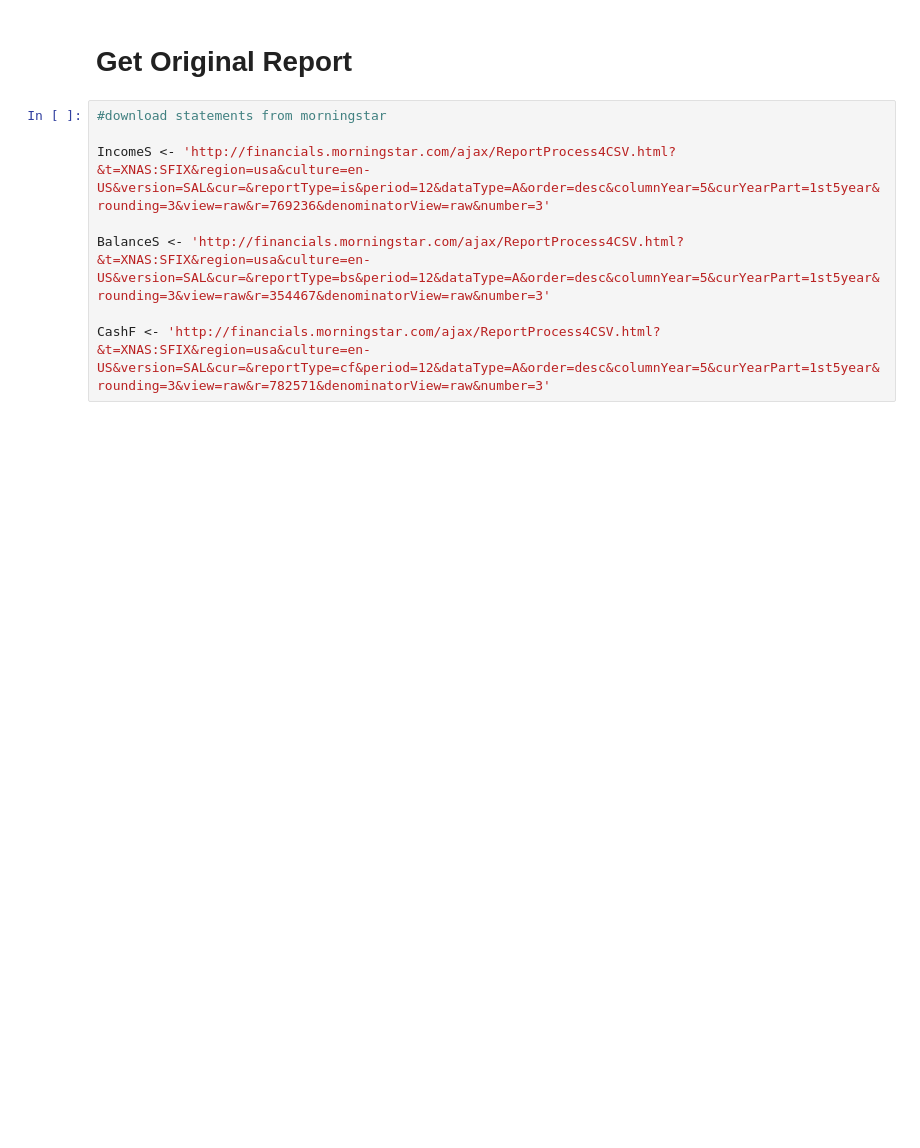
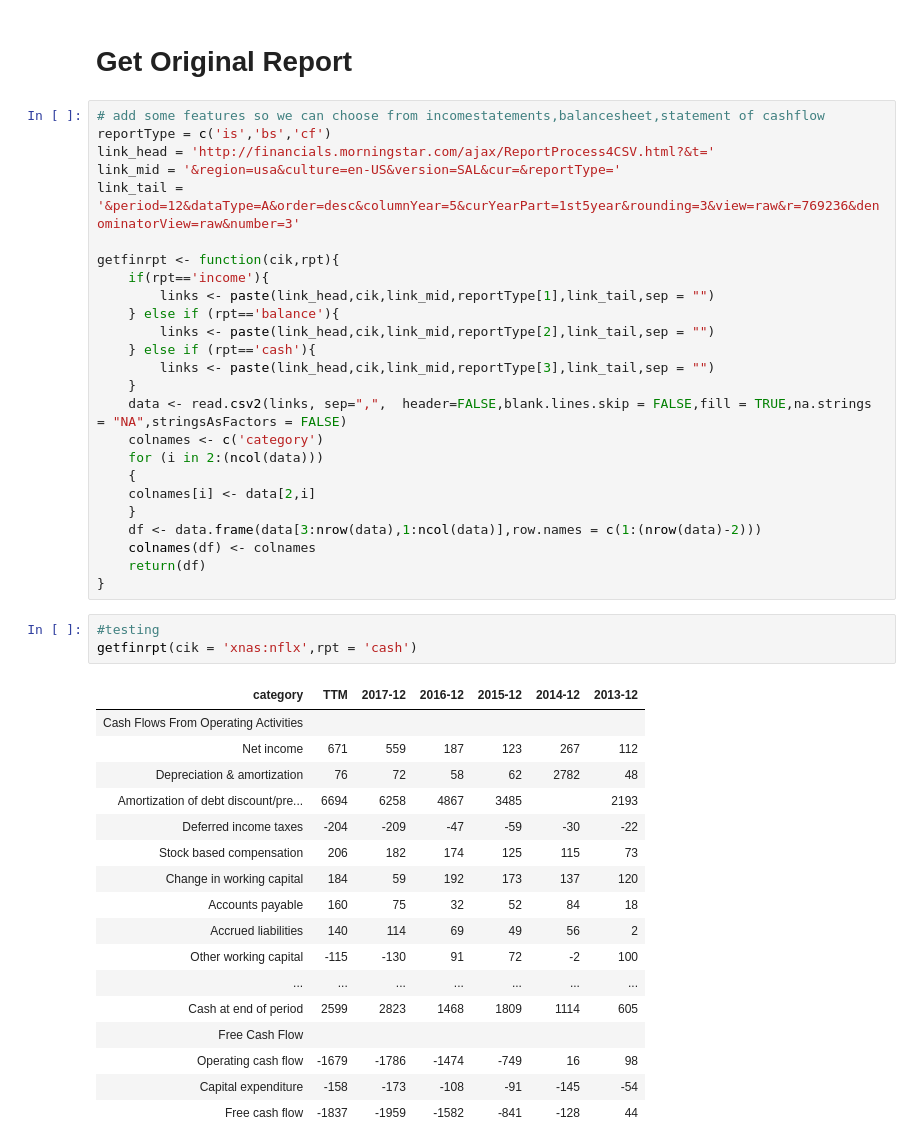
Before and after one commit to Randallzoeng/Accounting, a Jupyter notebook: Apply Dupont Analysis in R.ipynb, the cells around one changed output. Saved outputs shown, nothing was run; the diff lists cells and outputs as text; blank space fills up the shorter version.

```diff
--- a/Apply Dupont Analysis in R.ipynb
+++ b/Apply Dupont Analysis in R.ipynb
@@ -1,10 +1,48 @@
 # %% [markdown]
 # Get Original Report
-# %%
-#download statements from morningstar
-
-IncomeS <- 'http://financials.morningstar.com/ajax/ReportProcess4CSV.html?&t=XNAS:SFIX&region=usa&culture=en-US&version=SAL&cur=&reportType=is&period=12&dataType=A&order=desc&columnYear=5&curYearPart=1st5year&rounding=3&view=raw&r=769236&denominatorView=raw&number=3'
-
-BalanceS <- 'http://financials.morningstar.com/ajax/ReportProcess4CSV.html?&t=XNAS:SFIX&region=usa&culture=en-US&version=SAL&cur=&reportType=bs&period=12&dataType=A&order=desc&columnYear=5&curYearPart=1st5year&rounding=3&view=raw&r=354467&denominatorView=raw&number=3'
-
-CashF <- 'http://financials.morningstar.com/ajax/ReportProcess4CSV.html?&t=XNAS:SFIX&region=usa&culture=en-US&version=SAL&cur=&reportType=cf&period=12&dataType=A&order=desc&columnYear=5&curYearPart=1st5year&rounding=3&view=raw&r=782571&denominatorView=raw&number=3'
+# %%
+# add some features so we can choose from incomestatements,balancesheet,statement of cashflow
+reportType = c('is','bs','cf')
+link_head = 'http://financials.morningstar.com/ajax/ReportProcess4CSV.html?&t='
+link_mid = '&region=usa&culture=en-US&version=SAL&cur=&reportType='
+link_tail = '&period=12&dataType=A&order=desc&columnYear=5&curYearPart=1st5year&rounding=3&view=raw&r=769236&denominatorView=raw&number=3'
+
+getfinrpt <- function(cik,rpt){
+    if(rpt=='income'){
+        links <- paste(link_head,cik,link_mid,reportType[1],link_tail,sep = "")
+    } else if (rpt=='balance'){
+        links <- paste(link_head,cik,link_mid,reportType[2],link_tail,sep = "")
+    } else if (rpt=='cash'){
+        links <- paste(link_head,cik,link_mid,reportType[3],link_tail,sep = "")
+    }
+    data <- read.csv2(links, sep=",",  header=FALSE,blank.lines.skip = FALSE,fill = TRUE,na.strings = "NA",stringsAsFactors = FALSE)
+    colnames <- c('category')
+    for (i in 2:(ncol(data)))
+    {
+    colnames[i] <- data[2,i]
+    }
+    df <- data.frame(data[3:nrow(data),1:ncol(data)],row.names = c(1:(nrow(data)-2)))
+    colnames(df) <- colnames
+    return(df)
+}
+# %%
+#testing
+getfinrpt(cik = 'xnas:nflx',rpt = 'cash')
+# %% [output]
+| category | TTM | 2017-12 | 2016-12 | 2015-12 | 2014-12 | 2013-12 |
+| Cash Flows From Operating Activities |  |  |  |  |  |  |
+| Net income | 671 | 559 | 187 | 123 | 267 | 112 |
+| Depreciation & amortization | 76 | 72 | 58 | 62 | 2782 | 48 |
+| Amortization of debt discount/pre... | 6694 | 6258 | 4867 | 3485 |  | 2193 |
+| Deferred income taxes | -204 | -209 | -47 | -59 | -30 | -22 |
+| Stock based compensation | 206 | 182 | 174 | 125 | 115 | 73 |
+| Change in working capital | 184 | 59 | 192 | 173 | 137 | 120 |
+| Accounts payable | 160 | 75 | 32 | 52 | 84 | 18 |
+| Accrued liabilities | 140 | 114 | 69 | 49 | 56 | 2 |
+| Other working capital | -115 | -130 | 91 | 72 | -2 | 100 |
+| ... | ... | ... | ... | ... | ... | ... |
+| Cash at end of period | 2599 | 2823 | 1468 | 1809 | 1114 | 605 |
+| Free Cash Flow |  |  |  |  |  |  |
+| Operating cash flow | -1679 | -1786 | -1474 | -749 | 16 | 98 |
+| Capital expenditure | -158 | -173 | -108 | -91 | -145 | -54 |
+| Free cash flow | -1837 | -1959 | -1582 | -841 | -128 | 44 |
```
Also changed, not shown: parts of 10 cells of this notebook.
